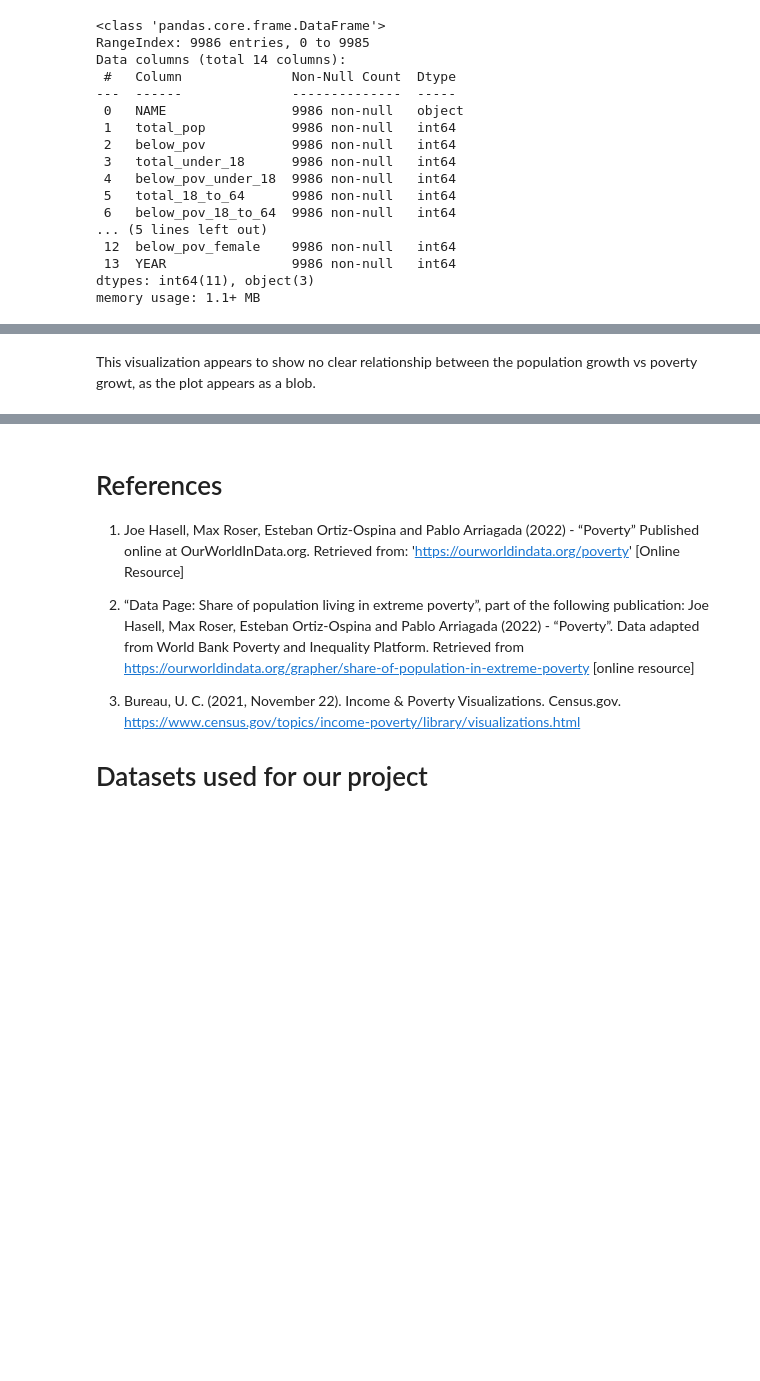
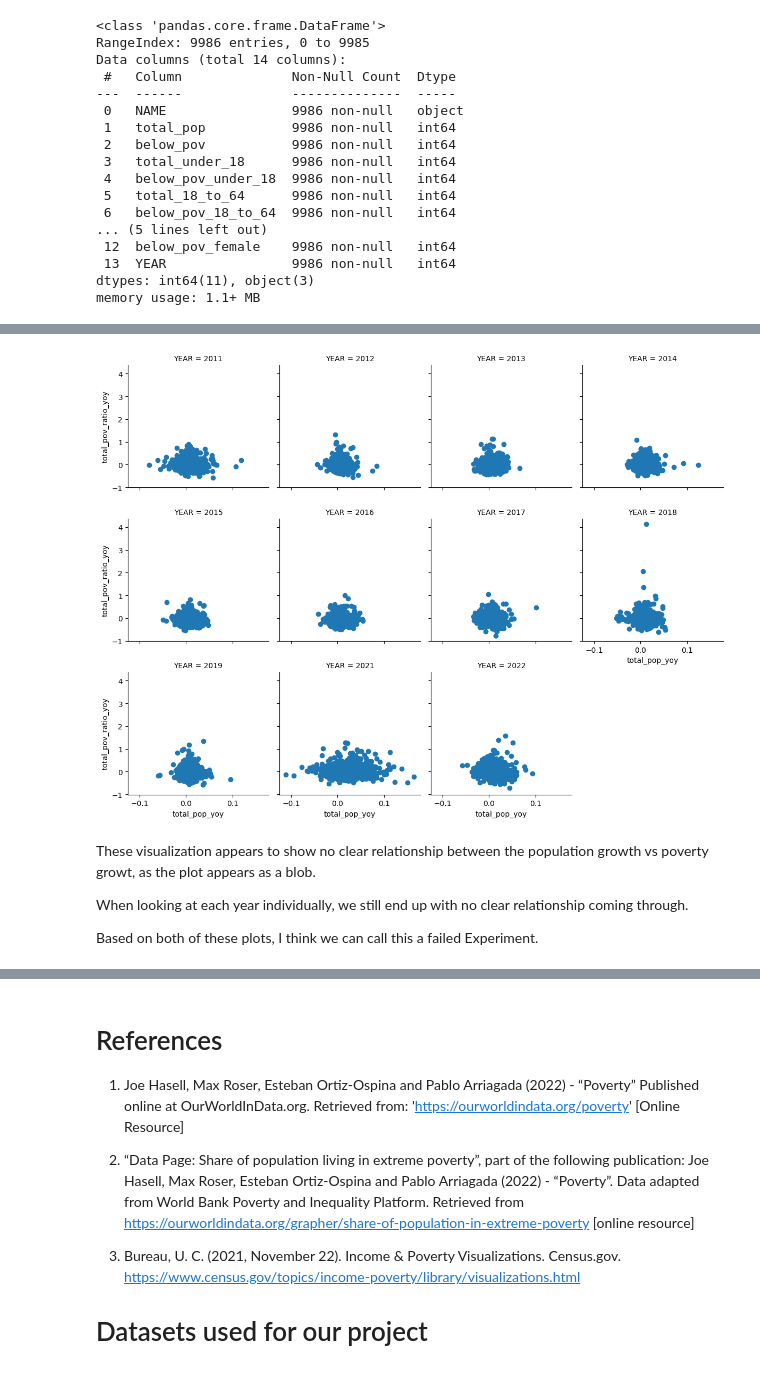
Before and after one commit to jacobshaw42/ds590_data_viz_project, a Jupyter notebook: js_first_nb.ipynb, the cells around one changed output, grey strips where cells are left out. Cells and saved outputs as stored; diff of their text form; code cells hidden in the pictures; blank space fills up the shorter version.

Commit message:
refining objective 2 visuals and statements

```diff
--- a/js_first_nb.ipynb
+++ b/js_first_nb.ipynb
@@ -182,2 +180,13 @@ Text(0.5, 1.0, 'Population Growth VS Poverty Growth Year over Year')
+# %%
+import seaborn as sns
+df_yoy_t = df_yoy[df_yoy["YEAR"] != 2010]
+g = sns.FacetGrid(df_yoy_t, col="YEAR", col_wrap=4)
+g = g.map(plt.scatter, "total_pop_yoy", "total_pov_ratio_yoy")
+# %% [output]
+[figure, added]
 # %% [markdown]
-This visualization appears to show no clear relationship between the population growth vs poverty growt, as the plot appears as a blob.
+These visualization appears to show no clear relationship between the population growth vs poverty growt, as the plot appears as a blob.
+
+When looking at each year individually, we still end up with no clear relationship coming through.
+
+Based on both of these plots, I think we can call this a failed Experiment.
```
Also changed, not shown: parts of 4 cells of this notebook.
